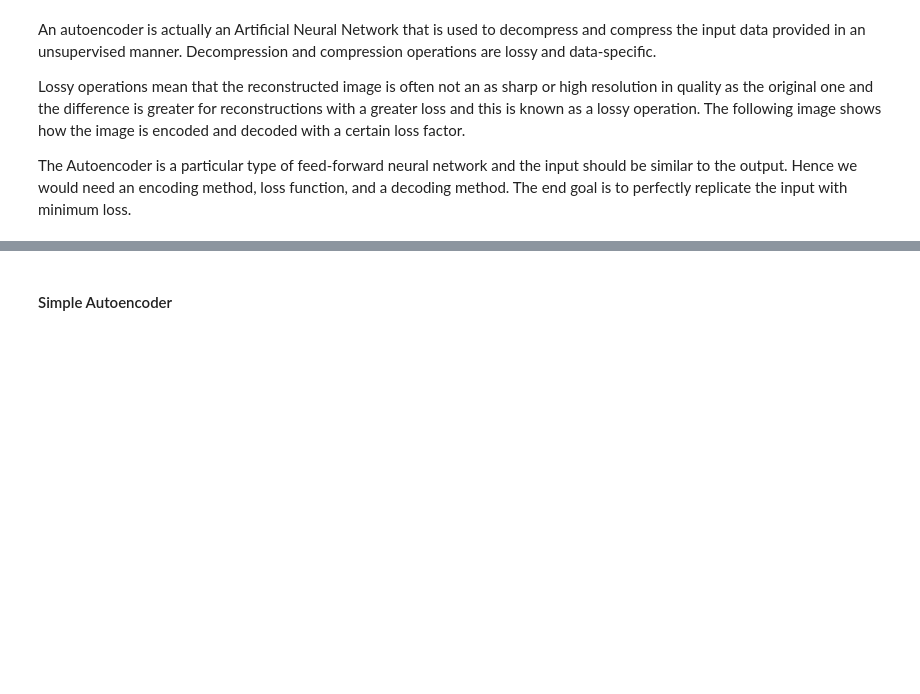
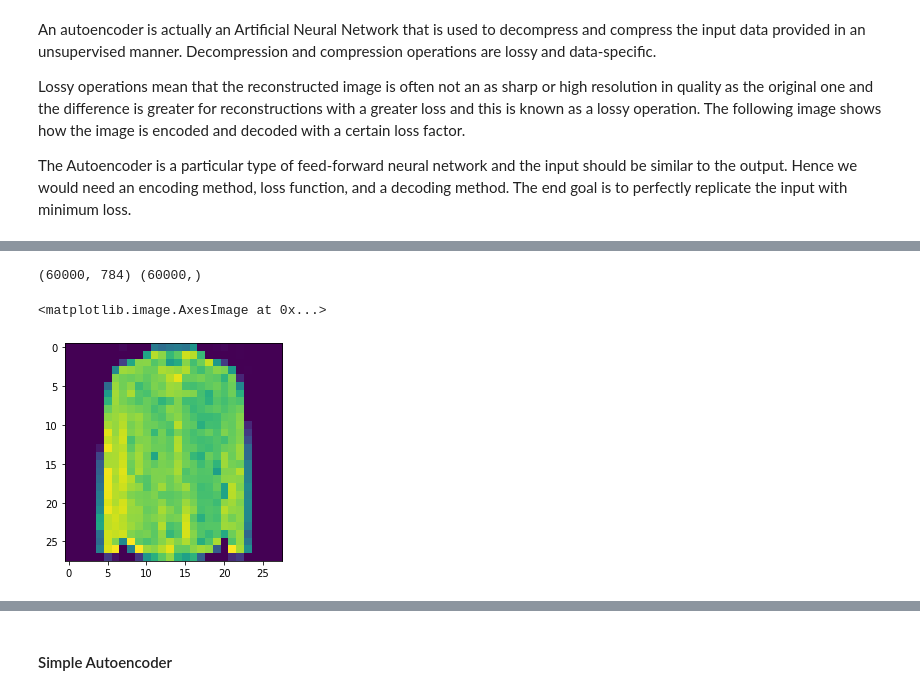
Before and after one commit to twoutrigger/Data-Science-Projects, a Jupyter notebook: Autoencoder/autoencoder_002_fashion.ipynb, the cells around one changed output, grey strips where cells are left out. Saved outputs shown, nothing was run; the diff lists cells and outputs as text; code cells hidden in the pictures; blank space fills up the shorter version.

```diff
--- a/Autoencoder/autoencoder_002_fashion.ipynb
+++ b/Autoencoder/autoencoder_002_fashion.ipynb
@@ -16,0 +33,3 @@ import matplotlib.pyplot as plt
+# %%
+fashion_train = pd.read_csv('../../../Large_Datasets/fashion-mnist_train.csv')
+fashion_train.iloc[:5, :5]
@@ -16,0 +43,15 @@ import matplotlib.pyplot as plt
+# %%
+x_train = fashion_train.iloc[:, 1:].to_numpy()
+y_train = fashion_train.iloc[:, 0]
+
+x_train = x_train.astype('float32') / 255.
+x_train = x_train.reshape((len(x_train), np.prod(x_train.shape[1:])))
+
+print(x_train.shape, y_train.shape)
+# %% [output]
+(60000, 784) (60000,)
+# %%
+plt.imshow(x_train[2].reshape(28, 28))
+# %% [output]
+<matplotlib.image.AxesImage at 0x...>
+[figure, added]
```
Also changed, not shown: parts of 29 cells of this notebook.
